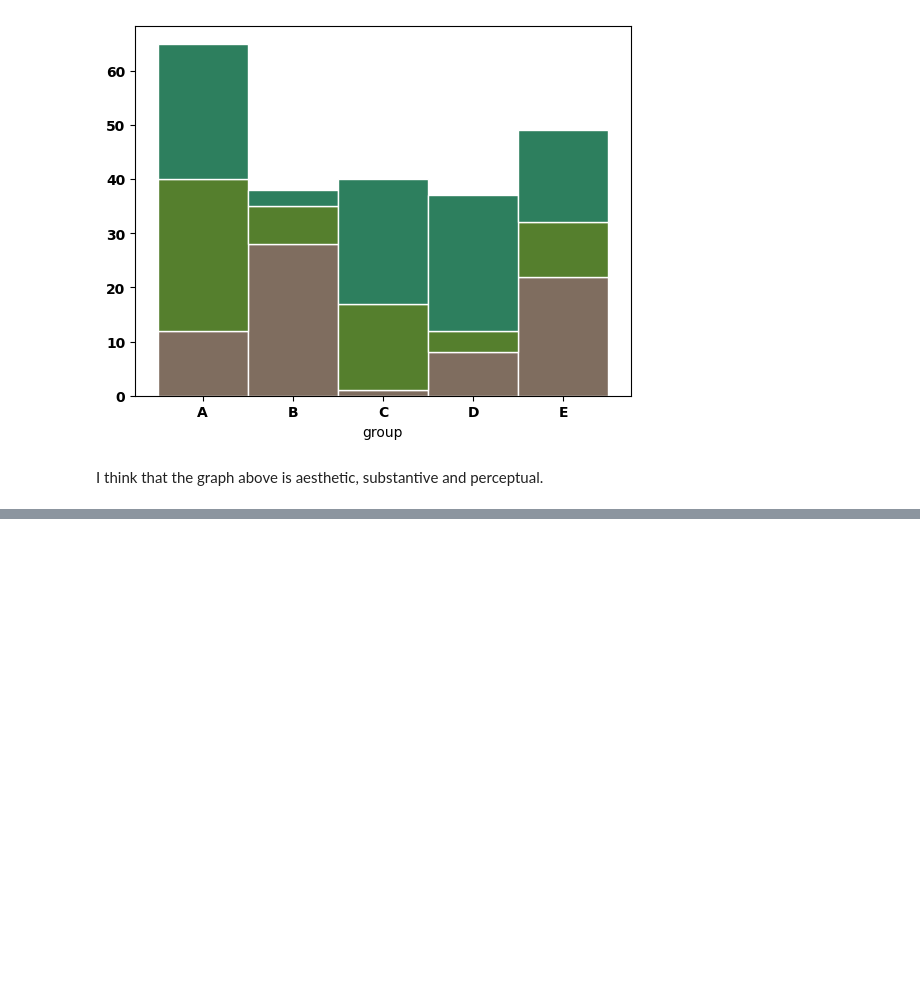
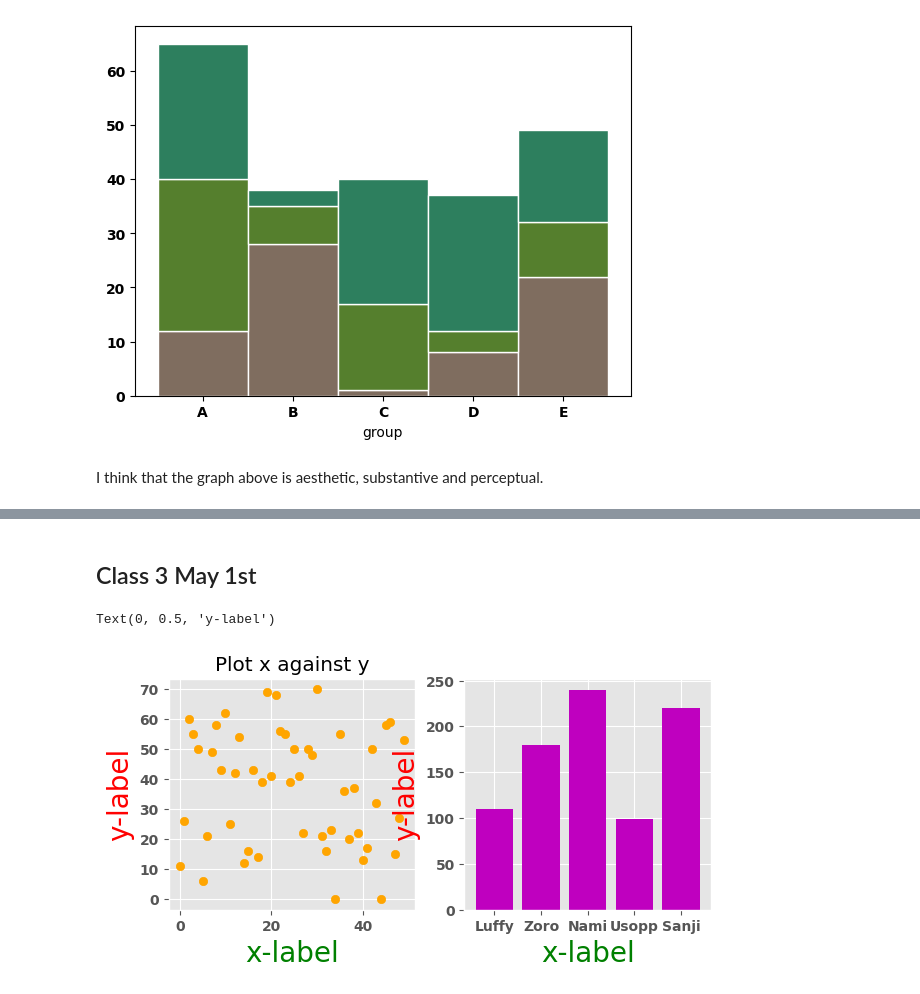
Before and after one commit to ibikadaeze/visualization, a Jupyter notebook: 02_activities/assignments/assignment-1.ipynb, the cells around one changed output, grey strips where cells are left out. Saved outputs shown, nothing was run; the diff lists cells and outputs as text; code cells hidden in the pictures; blank space fills up the shorter version.

```diff
--- a/02_activities/assignments/assignment-1.ipynb
+++ b/02_activities/assignments/assignment-1.ipynb
@@ -284,0 +330,28 @@ ax.plot(x,y2,color='blue', label='person 2')
+# %% [markdown]
+## Class 3 May 1st
+# %%
+np.random.seed(613) #set seed for reproducibility
+#define data
+x1 = np.arange(50)
+y1 = np.random.randint(0, 75,50)
+x2 = np.array(["Luffy", "Zoro", "Nami", "Usopp", "Sanji"])
+y2 = np.array([110, 180, 240, 99, 220])
+# %%
+#define plot layout and size
+fig, (ax1, ax2) = plt.subplots(ncols=2,
+                              nrows = 1,
+                              figsize = (7,3))
+#make plots
+ax1.scatter(x1,y1, color='orange')
+ax2.bar(x2,y2, color='m')
+
+#Add labels
+ax1.set_xlabel('x-label', fontsize = 20, color='green')
+ax1.set_ylabel('y-label', fontsize = 20, color='red')
+ax1.set_title('Plot x against y')
+
+ax2.set_xlabel('x-label', fontsize = 20, color='green')
+ax2.set_ylabel('y-label', fontsize = 20, color='red')
+# %% [output]
+Text(0, 0.5, 'y-label')
+[figure, added]
```
Also changed, not shown: parts of 59 cells of this notebook, 1 other file.
